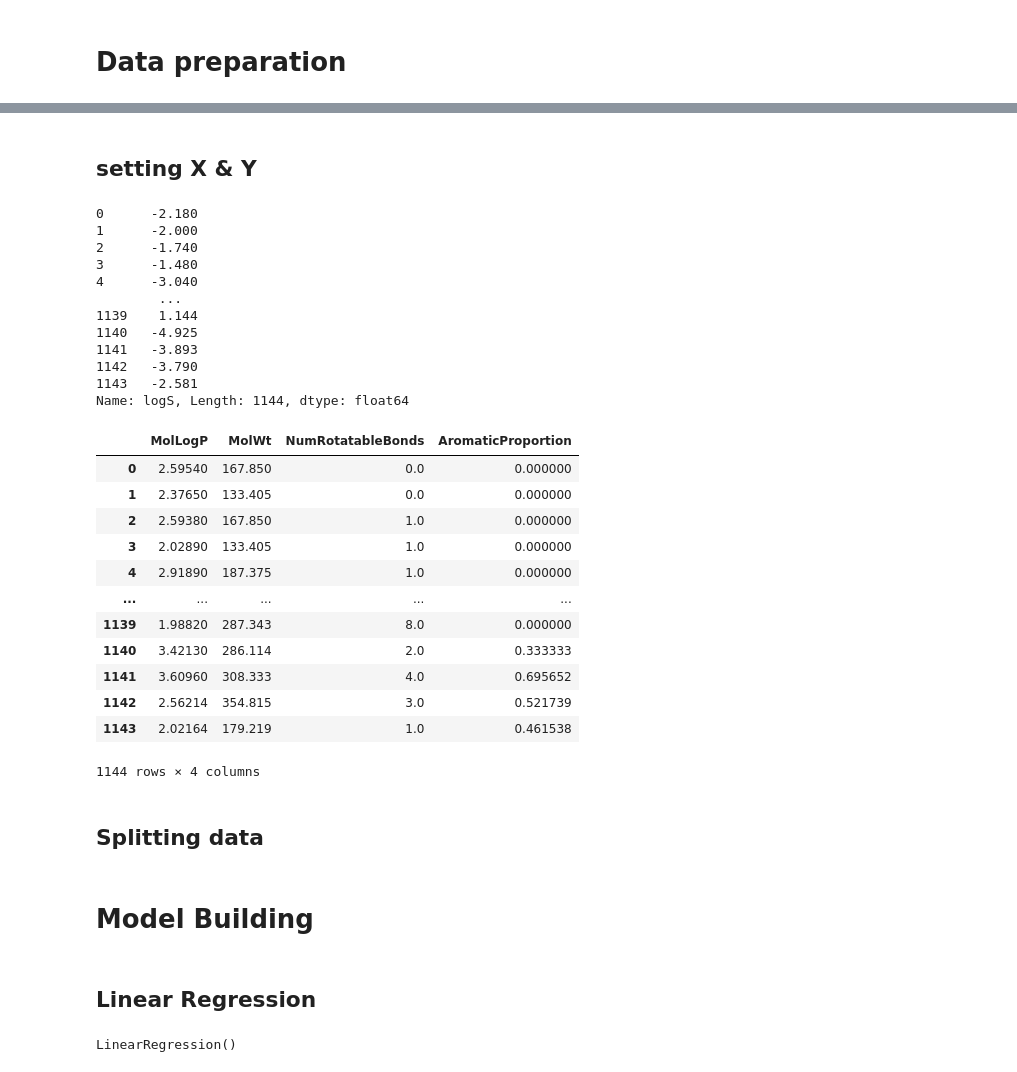
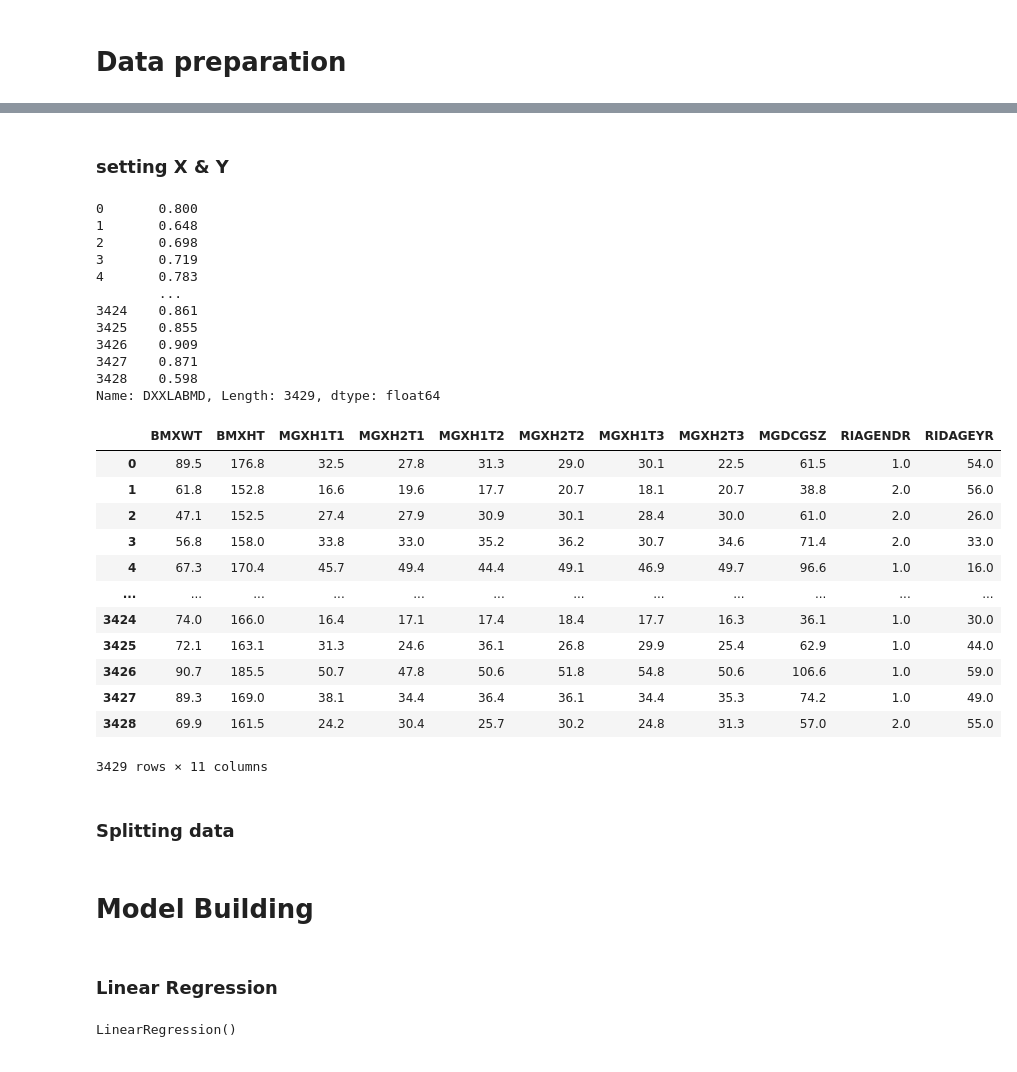
Before and after one commit to mohammedrattia/Osteoporosis-indecator, a Jupyter notebook: code/Copy_of_MLM.ipynb, the cells around one changed output, grey strips where cells are left out. Drawn from its saved outputs; the diff is of its cells as text; code cells hidden in the pictures.

```diff
--- a/code/Copy_of_MLM.ipynb
+++ b/code/Copy_of_MLM.ipynb
@@ -12,5 +13,5 @@ from sklearn.linear_model import LinearRegression
 # %% [markdown]
 # **Importing the data**
 # %%
-body_measures = pd.read_csv("https://github.com/MohammedRSaad/Osteoporosis-indecator/raw/main/Data/CSV/Body%20Measures%20(BMX_H).csv")
+body_measures = pd.read_csv("https://github.com/MohammedRSaad/Osteoporosis-indecator/raw/main/Data/CSV/Body%20Measures%20(BMX_H).csv").iloc[:, :-1]
 body_measures
@@ -31,0 +87,4 @@ datasets = [bone_measures, body_measures, demo_data, muscle_strength]
+# %%
+datasets = [body_measures, muscle_strength, demo_data, bone_measures]
+df = pd.concat([df.set_index(['SEQN']) for df in datasets], axis=1).reset_index()
+df
@@ -31,0 +116,3 @@ datasets = [bone_measures, body_measures, demo_data, muscle_strength]
+# %%
+df = df[df['RIDAGEYR'] > 15].dropna().reset_index(drop=True)
+df
@@ -31,0 +142,3 @@ datasets = [bone_measures, body_measures, demo_data, muscle_strength]
+# %%
+data = df[['BMXWT', 'BMXHT', 'MGXH1T1', 'MGXH2T1', 'MGXH1T2', 'MGXH2T2', 'MGXH1T3', 'MGXH2T3', 'MGDCGSZ', 'RIAGENDR', 'RIDAGEYR', 'DXXLABMD']]
+data
@@ -32,38 +159,38 @@ datasets = [bone_measures, body_measures, demo_data, muscle_strength]
 # %% [markdown]
-## setting X & Y
+### setting X & Y
 # %%
-y = df["logS"]
+y = data['DXXLABMD']
 y
 # %% [output]
-0      -2.180
-1      -2.000
-2      -1.740
-3      -1.480
-4      -3.040
+0       0.800
+1       0.648
+2       0.698
+3       0.719
+4       0.783
         ...
-1139    1.144
-1140   -4.925
-1141   -3.893
-1142   -3.790
-1143   -2.581
-Name: logS, Length: 1144, dtype: float64
+3424    0.861
+3425    0.855
+3426    0.909
+3427    0.871
+3428    0.598
+Name: DXXLABMD, Length: 3429, dtype: float64
 # %%
-x = df.drop('logS', axis = 1)
+x = data.drop('DXXLABMD', axis = 1)
 x
 # %% [output]
-|  | MolLogP | MolWt | NumRotatableBonds | AromaticProportion |
-| 0 | 2.59540 | 167.850 | 0.0 | 0.000000 |
-| 1 | 2.37650 | 133.405 | 0.0 | 0.000000 |
-| 2 | 2.59380 | 167.850 | 1.0 | 0.000000 |
-| 3 | 2.02890 | 133.405 | 1.0 | 0.000000 |
-| 4 | 2.91890 | 187.375 | 1.0 | 0.000000 |
-| ... | ... | ... | ... | ... |
-| 1139 | 1.98820 | 287.343 | 8.0 | 0.000000 |
-| 1140 | 3.42130 | 286.114 | 2.0 | 0.333333 |
-| 1141 | 3.60960 | 308.333 | 4.0 | 0.695652 |
-| 1142 | 2.56214 | 354.815 | 3.0 | 0.521739 |
-| 1143 | 2.02164 | 179.219 | 1.0 | 0.461538 |
+|  | BMXWT | BMXHT | MGXH1T1 | MGXH2T1 | MGXH1T2 | MGXH2T2 | MGXH1T3 | MGXH2T3 | MGDCGSZ | RIAGENDR | RIDAGEYR |
+| 0 | 89.5 | 176.8 | 32.5 | 27.8 | 31.3 | 29.0 | 30.1 | 22.5 | 61.5 | 1.0 | 54.0 |
+| 1 | 61.8 | 152.8 | 16.6 | 19.6 | 17.7 | 20.7 | 18.1 | 20.7 | 38.8 | 2.0 | 56.0 |
+| 2 | 47.1 | 152.5 | 27.4 | 27.9 | 30.9 | 30.1 | 28.4 | 30.0 | 61.0 | 2.0 | 26.0 |
+| 3 | 56.8 | 158.0 | 33.8 | 33.0 | 35.2 | 36.2 | 30.7 | 34.6 | 71.4 | 2.0 | 33.0 |
+| 4 | 67.3 | 170.4 | 45.7 | 49.4 | 44.4 | 49.1 | 46.9 | 49.7 | 96.6 | 1.0 | 16.0 |
+| ... | ... | ... | ... | ... | ... | ... | ... | ... | ... | ... | ... |
+| 3424 | 74.0 | 166.0 | 16.4 | 17.1 | 17.4 | 18.4 | 17.7 | 16.3 | 36.1 | 1.0 | 30.0 |
+| 3425 | 72.1 | 163.1 | 31.3 | 24.6 | 36.1 | 26.8 | 29.9 | 25.4 | 62.9 | 1.0 | 44.0 |
+| 3426 | 90.7 | 185.5 | 50.7 | 47.8 | 50.6 | 51.8 | 54.8 | 50.6 | 106.6 | 1.0 | 59.0 |
+| 3427 | 89.3 | 169.0 | 38.1 | 34.4 | 36.4 | 36.1 | 34.4 | 35.3 | 74.2 | 1.0 | 49.0 |
+| 3428 | 69.9 | 161.5 | 24.2 | 30.4 | 25.7 | 30.2 | 24.8 | 31.3 | 57.0 | 2.0 | 55.0 |
-1144 rows × 4 columns
+3429 rows × 11 columns
 # %% [markdown]
-## Splitting data
+### Splitting data
 # %%
@@ -71,6 +197,6 @@ x
 x_train, x_test, y_train, y_test = train_test_split(x, y, test_size=0.2, random_state=100)
 # %% [markdown]
-# Model Building
+# **Model Building**
 # %% [markdown]
-## Linear Regression
+### Linear Regression
 # %%
```
Also changed, not shown: parts of 45 cells of this notebook.
